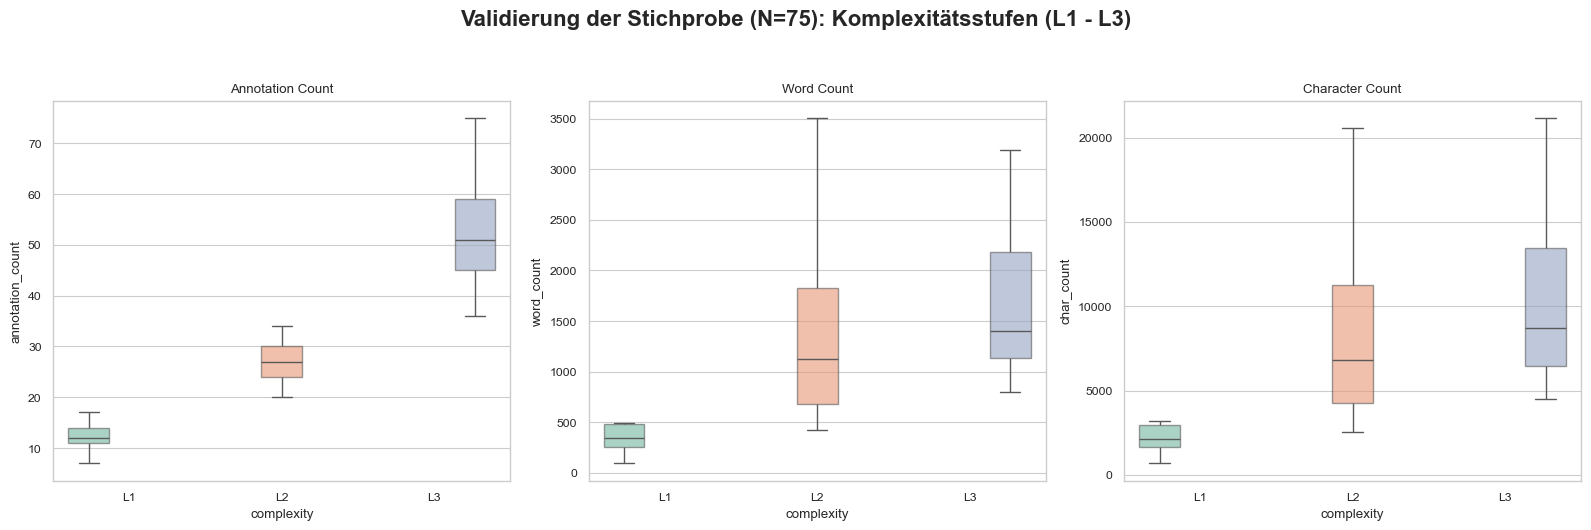
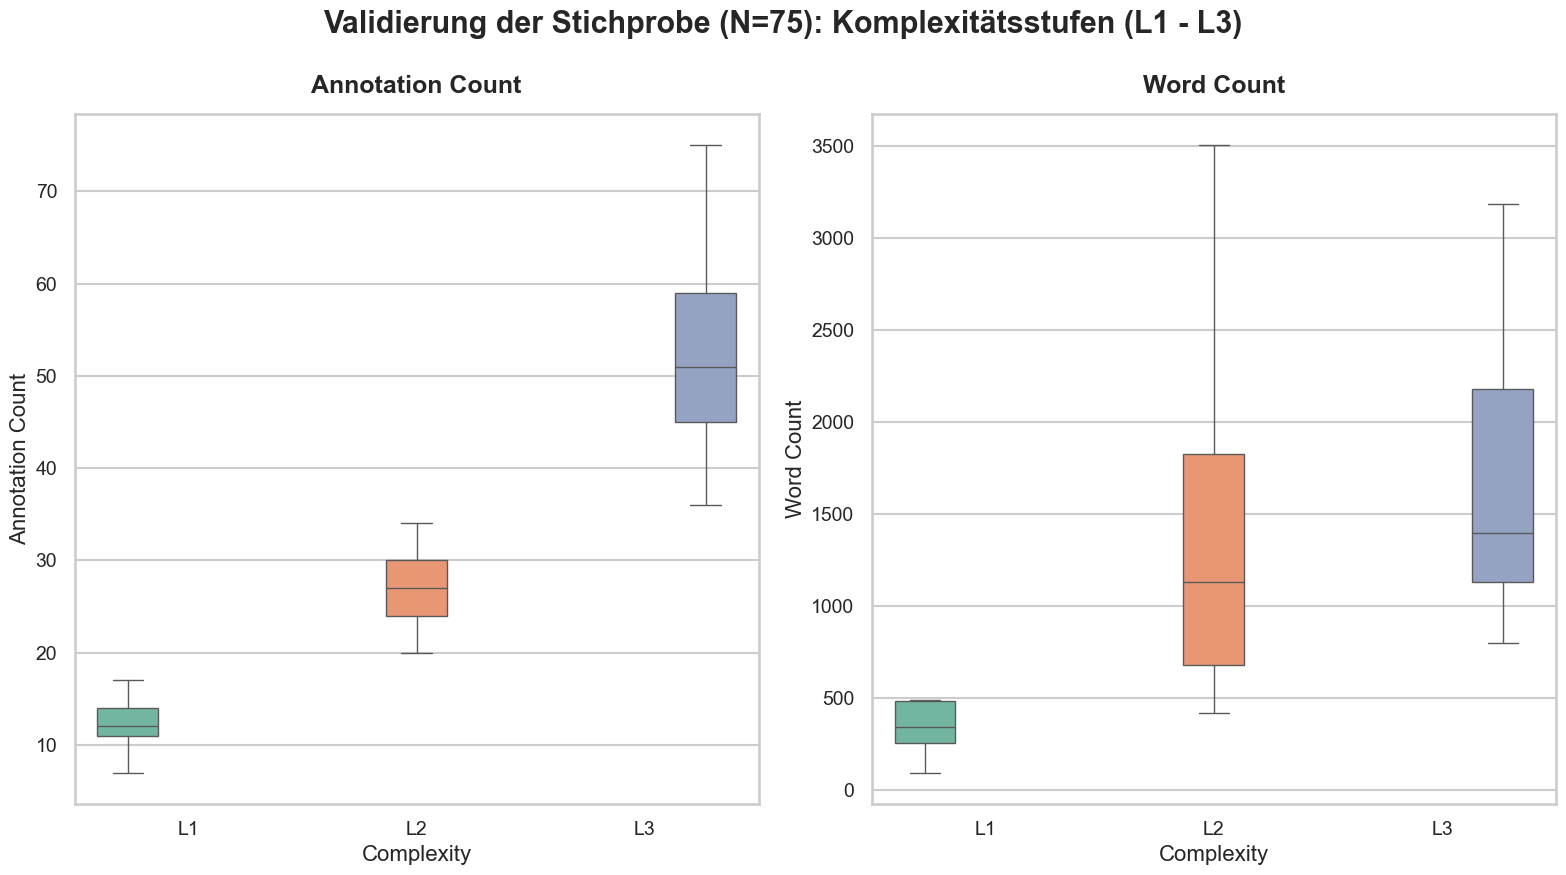
The change to this notebook cell's code, shown as a diff; its figure went from the first image to the second:
--- before
+++ after
@@ -2,15 +2,23 @@
 import seaborn as sns
 
-sns.set_theme(style="whitegrid", context="paper")
+sns.set_theme(
+    style="whitegrid", context="talk"
+)
 
-fig, axes = plt.subplots(1, 3, figsize=(16, 5))
+fig, axes = plt.subplots(
+    1,
+    2,
+    figsize=(16, 9),
+    constrained_layout=True,
+)
+
 fig.suptitle(
     f"Validierung der Stichprobe (N={len(df_experiment)}): Komplexitätsstufen (L1 - L3)",
-    fontsize=16,
+    fontsize=22,
     fontweight="bold",
-    y=1.05,
 )
 
 palette = "Set2"
+box_width = 0.8
 
 sns.boxplot(
@@ -22,8 +30,13 @@
     palette=palette,
     legend=False,
-    boxprops={"alpha": 0.6},
     showfliers=False,
+    width=box_width, 
 )
-axes[0].set_title("Annotation Count")
+axes[0].set_title("Annotation Count", fontsize=18, fontweight="bold", pad=15)
+axes[0].set_xlabel("Complexity", fontsize=16)
+axes[0].set_ylabel("Annotation Count", fontsize=16)
+axes[0].tick_params(
+    axis="both", labelsize=14
+) 
 
 sns.boxplot(
@@ -35,21 +48,13 @@
     palette=palette,
     legend=False,
-    boxprops={"alpha": 0.6},
     showfliers=False,
+    width=box_width,
 )
-axes[1].set_title("Word Count")
-
-sns.boxplot(
-    ax=axes[2],
-    data=df_experiment,
-    x="complexity",
-    y="char_count",
-    hue="complexity",
-    palette=palette,
-    legend=False,
-    boxprops={"alpha": 0.6},
-    showfliers=False,
+axes[1].set_title("Word Count", fontsize=18, fontweight="bold", pad=15)
+axes[1].set_xlabel("Complexity", fontsize=16)
+axes[1].set_ylabel("Word Count", fontsize=16)
+axes[1].tick_params(
+    axis="both", labelsize=14
 )
-axes[2].set_title("Character Count")
 
 plt.tight_layout()

Commit: Add: Ergebnissicherung